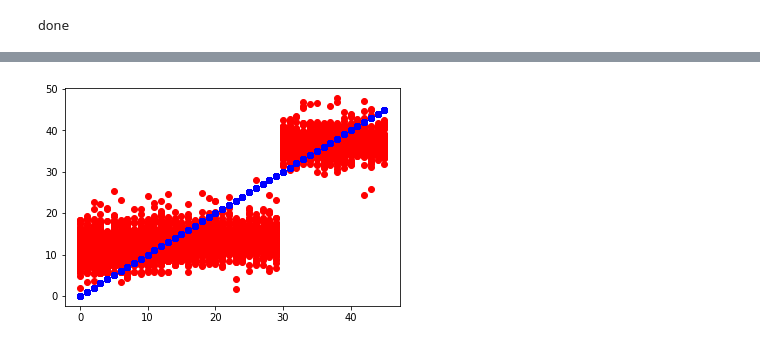
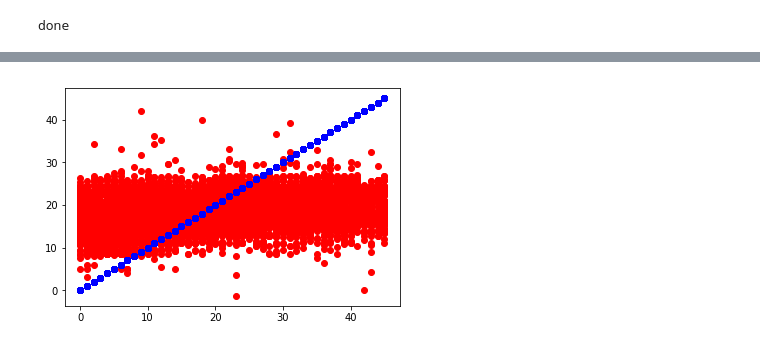
Before and after one commit to ahilgenkamp/applied-machine-learning, a Jupyter notebook: LearningModels/Linear_Regression_KP.ipynb, the cells around one changed output, grey strips where cells are left out. Drawn from its saved outputs; the diff is of its cells as text; code cells hidden in the pictures.

```diff
--- a/LearningModels/Linear_Regression_KP.ipynb
+++ b/LearningModels/Linear_Regression_KP.ipynb
@@ -126,7 +126,7 @@ def pre_process(df, dropcols=None):
 # %%
 clean_df = pre_process(non_auto_df, dropcols=['ID','Unnamed: 0', 'COLLECTION_STATUS', \
                                               'ESCALATION_STATUS', 'COLLECTOR_FORECAST',
-                                             'PAST_DUE_FLG', 'COURTESYSENT__C'])
+                                             'PAST_DUE_FLG', 'COURTESYSENT__C', 'LATE_PMT', 'SFBILL__INVOICEAGE__C'])
 clean_df.to_csv('../Data/clean_df.csv')
 dtypes_df = clean_df.dtypes.to_frame('dtypes').reset_index()
 dtypes_df.to_csv('../Data/clean_dtypes.csv')
@@ -140,7 +140,7 @@ Preprocessing DAYS_TO_PAY (first two already applied to global set?)
 
 print(clean_df.size)
 #remove all entries >365
-clean_df = clean_df.loc[lambda df: df['DAYS_TO_PAY'] <= 45]
+clean_df = clean_df.loc[lambda df: df['DAYS_TO_PAY'] <=100]
 #remove all negative entries
 clean_df = clean_df.loc[lambda df: df['DAYS_TO_PAY'] >= 0 ]
 print(clean_df.size)
@@ -230,13 +228,13 @@ done
 # %%
 '''
 Visualize at best lambda
 '''
 
-linreg = linear_model.Ridge(normalize = True, alpha=.00011, max_iter=5000)
+linreg = linear_model.Ridge(normalize = True, alpha=.00051, max_iter=5000)
 linreg.fit(X=X_train, y=y_train)
 y_pred = linreg.predict(X_valid)
 plt.plot(y_valid, y_pred, 'ro')
 plt.plot(y_valid, y_valid, 'bo' )
 plt.show()
 # %% [output]
-[figure, old version]
+[figure, new version]
```
Also changed, not shown: parts of 4 cells of this notebook.
